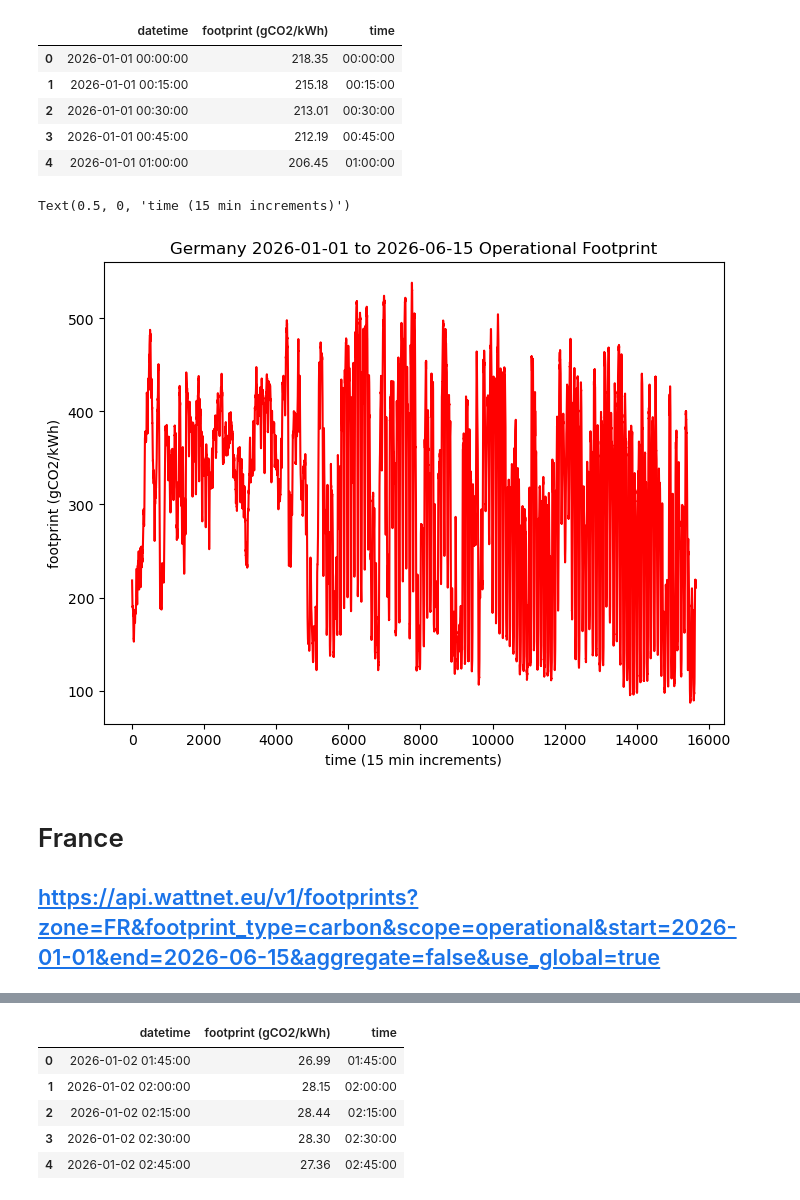
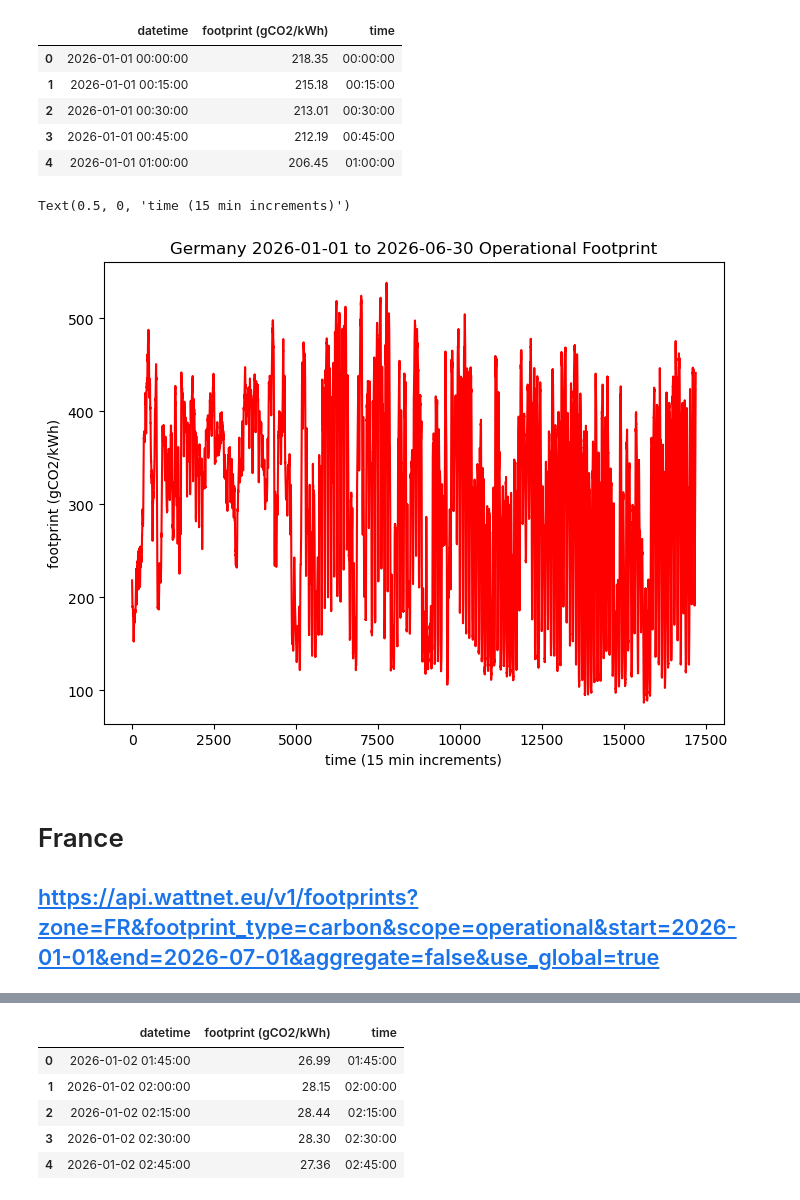
Before and after one commit to tedscott/SideProjects, a Jupyter notebook: E2EGHG/wattnet_5_regions.ipynb, the cells around one changed output, grey strips where cells are left out. Saved outputs shown, nothing was run; the diff lists cells and outputs as text; code cells hidden in the pictures.

```diff
--- a/E2EGHG/wattnet_5_regions.ipynb
+++ b/E2EGHG/wattnet_5_regions.ipynb
@@ -42,5 +42,5 @@ import seaborn as sns
 # %%
-filename = '../E2EGHG/wattnet-data/ForMohammad/2026-01-01_2026-06-15_DE_raw_operational_footprint.json'
+filename = '../E2EGHG/wattnet-data/ForMohammad/2026-01-01_2026-06-30_DE_raw_operational_footprint.json'
 # %%
 with open(filename, "r") as read_it:
      data = json.load(read_it)
@@ -79,10 +79,10 @@ df_footprint.head()
 # %%
 # plot the day of load
 plt.figure(figsize=(8,6))
 sns.lineplot(data=df_footprint, x=df_footprint.index, y='footprint (gCO2/kWh)', color='red')
-plt.title("Germany 2026-01-01 to 2026-06-15 Operational Footprint")
+plt.title("Germany 2026-01-01 to 2026-06-30 Operational Footprint")
 plt.xlabel('time (15 min increments)')
 # %% [output]
 Text(0.5, 0, 'time (15 min increments)')
-[figure, old version]
+[figure, new version]
 # %%
@@ -92,4 +92,4 @@ df_DE = pd.read_csv('../E2EGHG/wattnet-data/ForMohammad/2026-01-01_2026-06-15_DE
 # %% [markdown]
 # France
-## https://api.wattnet.eu/v1/footprints?zone=FR&footprint_type=carbon&scope=operational&start=2026-01-01&end=2026-06-15&aggregate=false&use_global=true
+## https://api.wattnet.eu/v1/footprints?zone=FR&footprint_type=carbon&scope=operational&start=2026-01-01&end=2026-07-01&aggregate=false&use_global=true
 # %%
```
Also changed, not shown: parts of 31 cells of this notebook, 14 other files.
